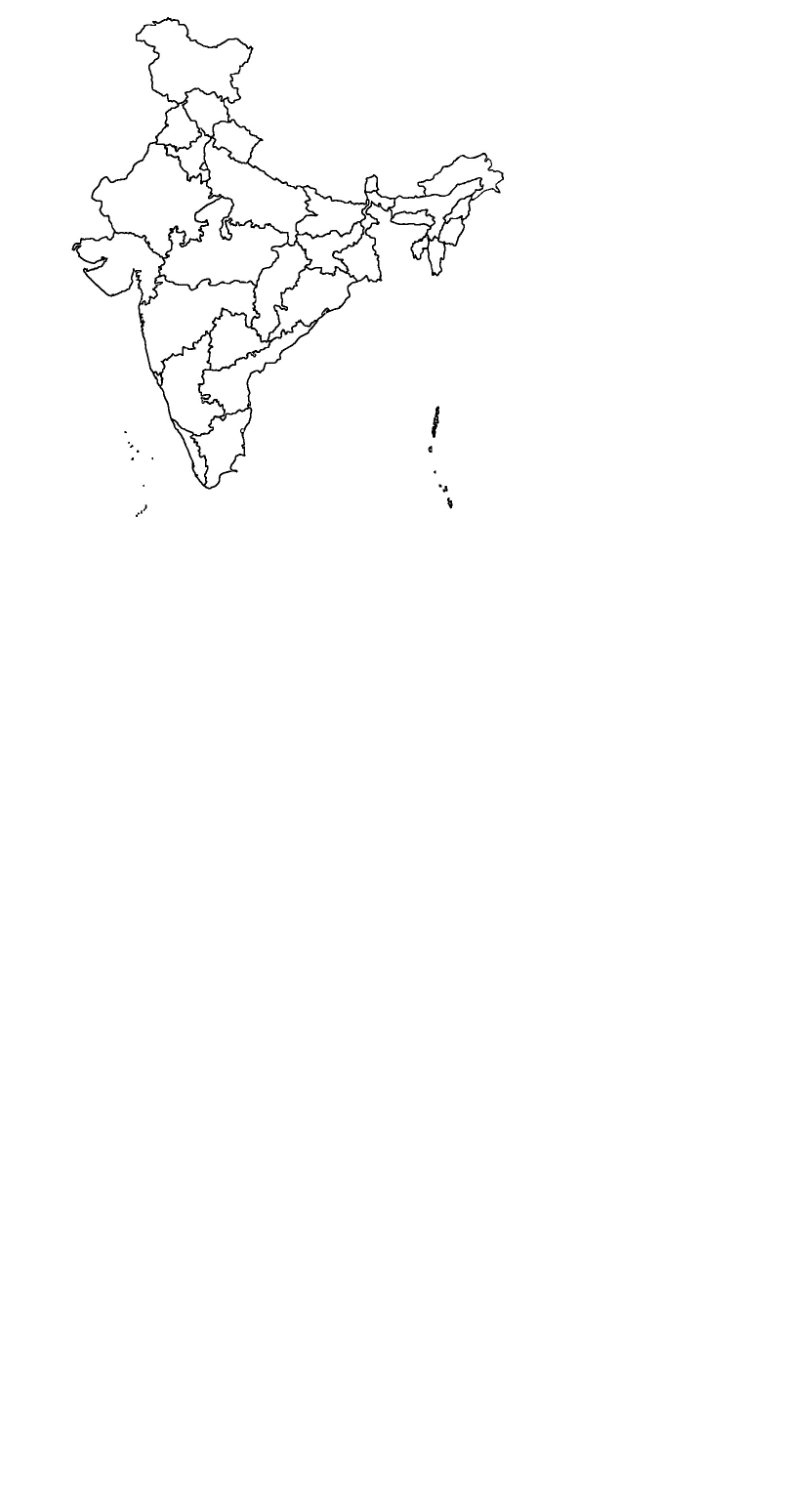
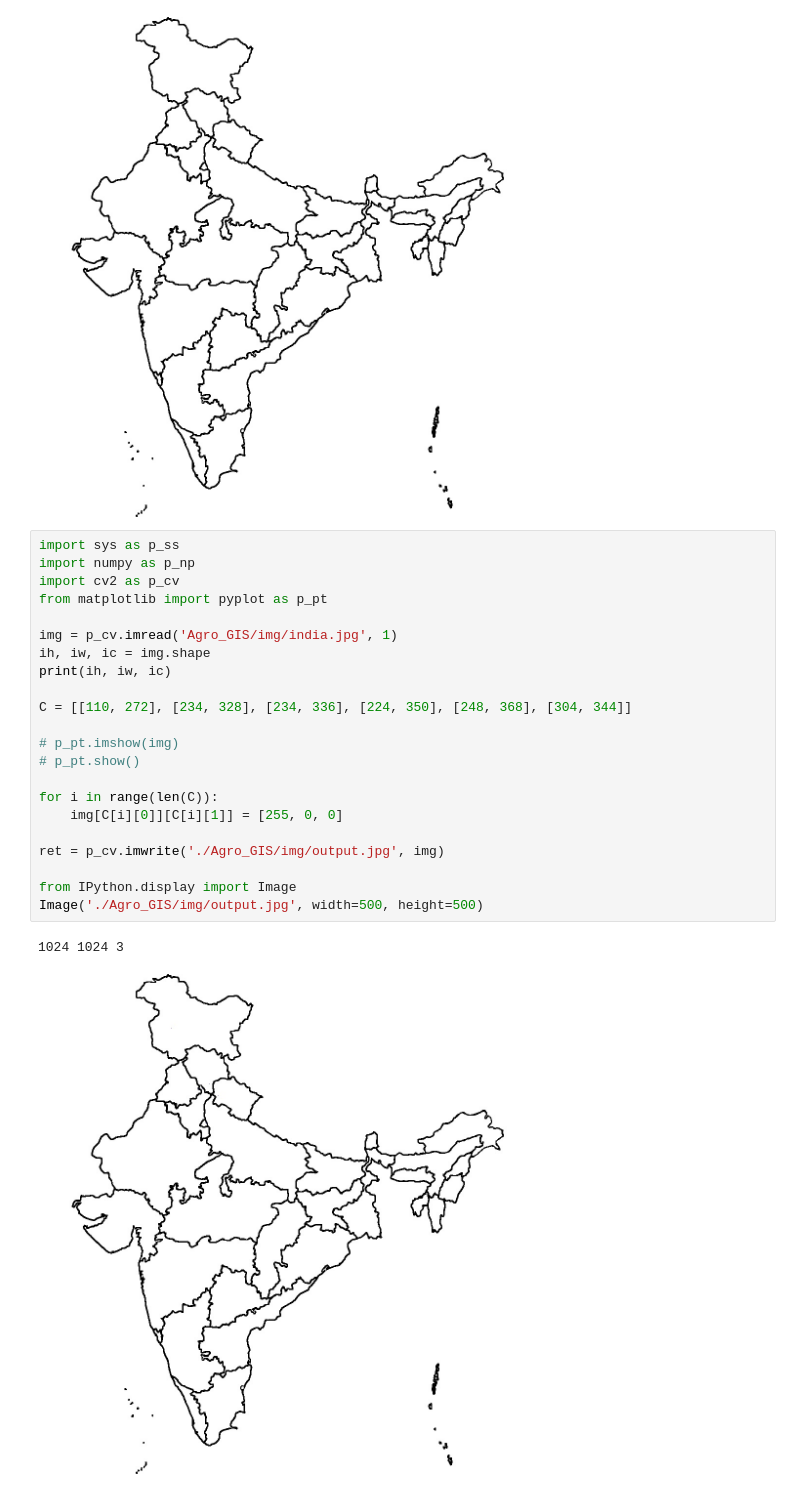
Before and after one commit to TheScienceUniverse/Agro_GIS, a Jupyter notebook: Agro_GIS.ipynb, the cells around one changed output. Cells and saved outputs as stored; diff of their text form; blank space fills up the shorter version.

```diff
--- a/Agro_GIS.ipynb
+++ b/Agro_GIS.ipynb
@@ -72,3 +72,28 @@ from IPython.display import Image
 Image('./Agro_GIS/img/india.jpg', width=500, height=500)
 # %% [output]
 [figure]
+# %%
+import sys as p_ss
+import numpy as p_np
+import cv2 as p_cv
+from matplotlib import pyplot as p_pt
+
+img = p_cv.imread('Agro_GIS/img/india.jpg', 1)
+ih, iw, ic = img.shape
+print(ih, iw, ic)
+
+C = [[110, 272], [234, 328], [234, 336], [224, 350], [248, 368], [304, 344]]
+
+# p_pt.imshow(img)
+# p_pt.show()
+
+for i in range(len(C)):
+	img[C[i][0]][C[i][1]] = [255, 0, 0]
+
+ret = p_cv.imwrite('./Agro_GIS/img/output.jpg', img)
+
+from IPython.display import Image
+Image('./Agro_GIS/img/output.jpg', width=500, height=500)
+# %% [output]
+1024 1024 3
+[figure, added]
```
Also changed, not shown: parts of 1 cell of this notebook.
